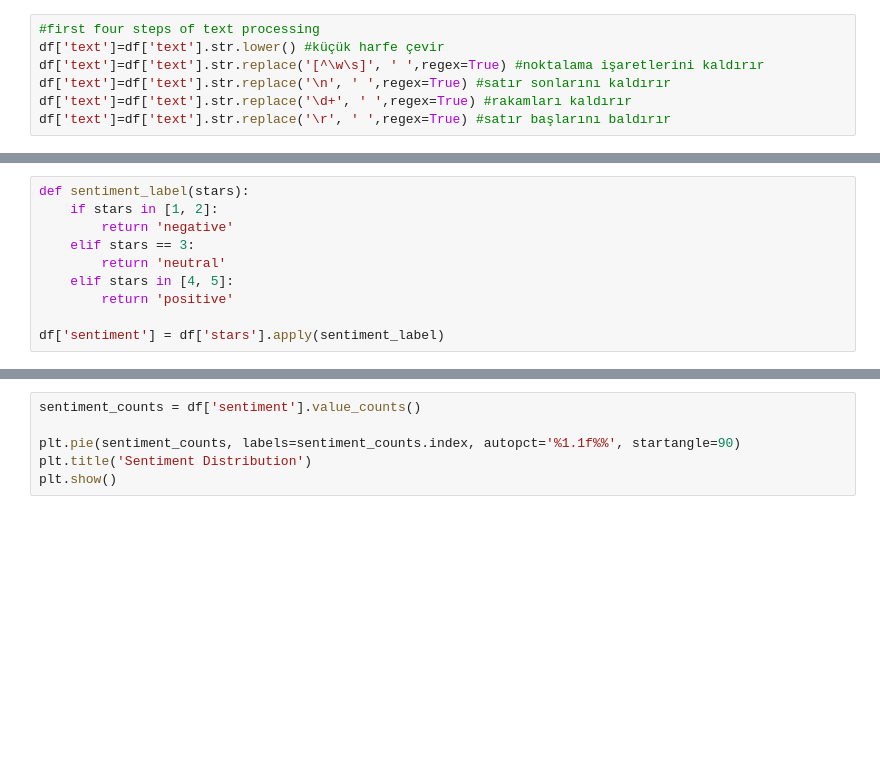
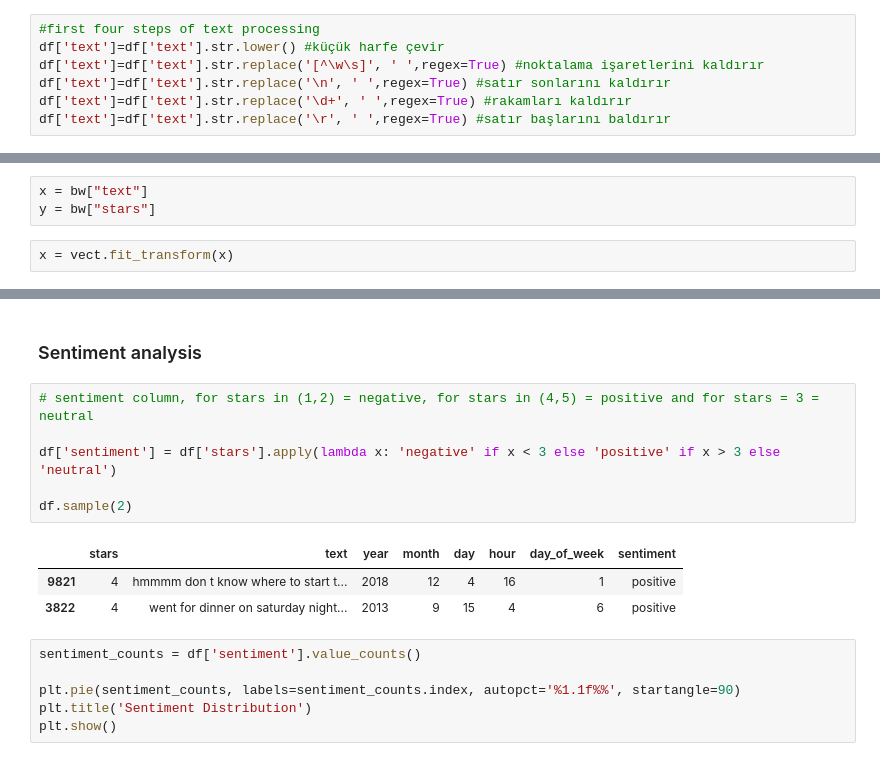
Before and after one commit to ramazannbilen/AI-machine-learning, a Jupyter notebook: Assignments/Restaurant/Restaurant Homework.ipynb, the cells around one changed output, grey strips where cells are left out. Cells and saved outputs as stored; diff of their text form; blank space fills up the shorter version.

```diff
--- a/Assignments/Restaurant/Restaurant Homework.ipynb
+++ b/Assignments/Restaurant/Restaurant Homework.ipynb
@@ -391,10 +376,0 @@ point.sample(2)
-# %%
-def sentiment_label(stars):
-    if stars in [1, 2]:
-        return 'negative'
-    elif stars == 3:
-        return 'neutral'
-    elif stars in [4, 5]:
-        return 'positive'
-
-df['sentiment'] = df['stars'].apply(sentiment_label)
@@ -406,0 +390,5 @@ df.sample(2)
+# %%
+x = bw["text"]
+y = bw["stars"]
+# %%
+x = vect.fit_transform(x)
@@ -407,3 +426,15 @@ df.sample(2)
+# %% [markdown]
+### Sentiment analysis
+# %%
+# sentiment column, for stars in (1,2) = negative, for stars in (4,5) = positive and for stars = 3 = neutral
+
+df['sentiment'] = df['stars'].apply(lambda x: 'negative' if x < 3 else 'positive' if x > 3 else 'neutral')
+
+df.sample(2)
+# %% [output]
+|  | stars | text | year | month | day | hour | day_of_week | sentiment |
+| 9821 | 4 | hmmmm don t know where to start t... | 2018 | 12 | 4 | 16 | 1 | positive |
+| 3822 | 4 | went for dinner on saturday night... | 2013 | 9 | 15 | 4 | 6 | positive |
 # %%
 sentiment_counts = df['sentiment'].value_counts()
 
```
Also changed, not shown: parts of 27 cells of this notebook, 1 other file.
